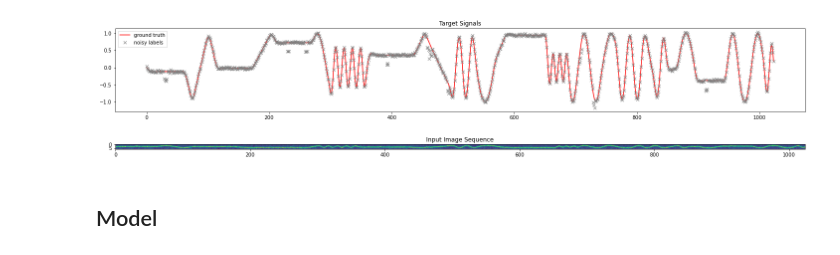
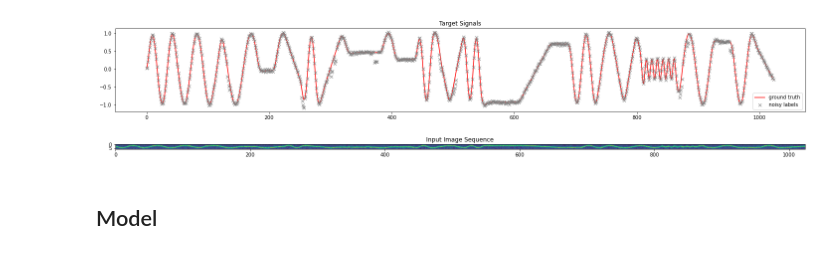
Before and after one commit to DaWelter/NeuralFilters, a Jupyter notebook: KF-Denoise.ipynb, the cells around one changed output. Saved outputs shown, nothing was run; the diff lists cells and outputs as text; code cells hidden in the pictures.

```diff
--- a/KF-Denoise.ipynb
+++ b/KF-Denoise.ipynb
@@ -29,12 +18,10 @@ import train
-# %%
-np.random.seed(123456+1)
-
-gt_example, inputs_example, targets_example = data.make_synthetic_sequence(1024)
-
-_ = data.plot_sequence(gt_example, inputs_example, targets_example)
-plt.tight_layout()
-# %% [output]
-[figure, removed]
+# %%
+testdata = eval_.make_testset()
+
+_ = data.plot_sequence(*testdata[0])
+plt.tight_layout()
+# %% [output]
+[figure, added]
 # %% [markdown]
 ## Model
 # %%
```
Also changed, not shown: parts of 12 cells of this notebook, 4 other files.
